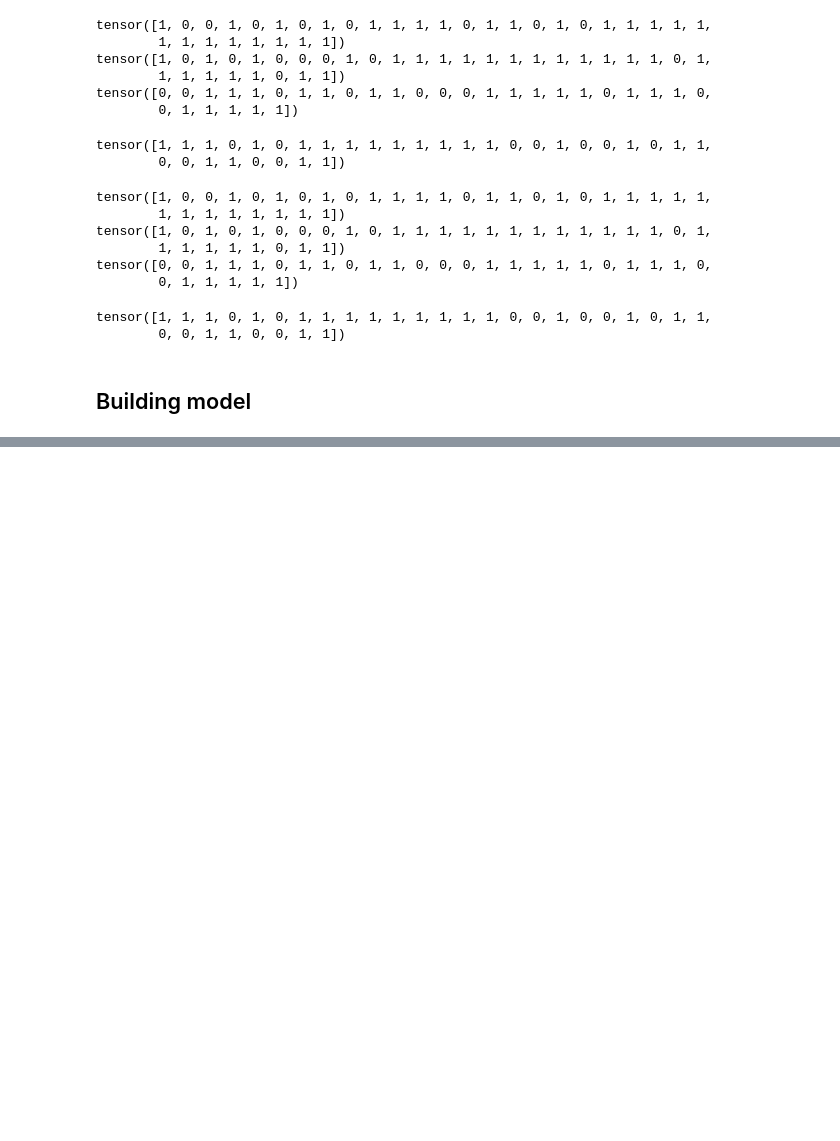
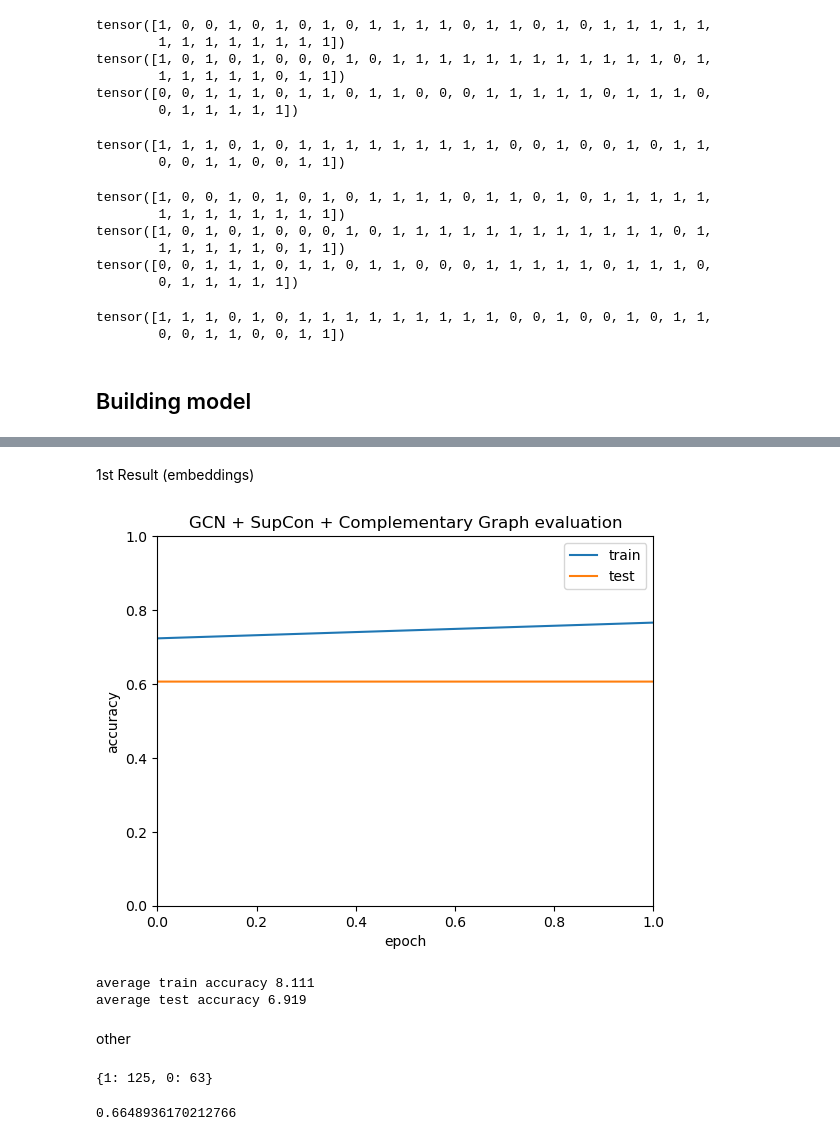
Before and after one commit to erlanggagatum/graph-contrastive-learning, a Jupyter notebook: experiments/complementarysupcon_data_preparation.ipynb, the cells around one changed output, grey strips where cells are left out. Cells and saved outputs as stored; diff of their text form; code cells hidden in the pictures; blank space fills up the shorter version.

```diff
--- a/experiments/complementarysupcon_data_preparation.ipynb
+++ b/experiments/complementarysupcon_data_preparation.ipynb
@@ -168,7 +168,11 @@ class ComplementarySupCon(torch.nn.Module):
         self.conv2_c = GCNConv(hidden_channels, hidden_channels)
         self.conv3_c = GCNConv(hidden_channels, hidden_channels)
 
-    def forward(self, x_o, x_c, edge_index_o, edge_index_c, batch_o):
+        # classification layer
+        self.lin1 = Linear(hidden_channels, hidden_channels)
+        self.lin2 = Linear(hidden_channels, dataset.num_classes)
+
+    def forward(self, x_o, x_c, edge_index_o, edge_index_c, batch_o, classification = False):
         x_o = self.conv1_o(x_o, edge_index_o)
         x_o = x_o.relu()
         x_o = self.conv2_o(x_o, edge_index_o)
@@ -186,6 +190,14 @@ class ComplementarySupCon(torch.nn.Module):
 
         h = global_add_pool(h, batch_o)
 
+        if (classification):
+            y = F.dropout(h, p=0.5, training=self.training)
+            y = self.lin2(y)
+            # y.relu()
+            # y = self.lin2(y)
+
+            return h, y
+
         return h, x_o, x_c
 # %%
 model = ComplementarySupCon(dataset, 64)
@@ -355,0 +395,17 @@ fig.show()
+# %%
+losses = []
+train_accs = []
+test_accs = []
+
+for epoch in range(0, 100):
+    h, loss, y = train(model, g_train_loader, gc_train_loader, classification=True)
+    train_acc, z = test(model, g_train_loader, gc_train_loader)
+    test_acc, z = test(model, g_test_loader, gc_test_loader)
+
+    losses.append(round(loss.item(), 4))
+    train_accs.append(round(train_acc, 4))
+    test_accs.append(round(test_acc, 4))
+
+    # print(f"epoch: {epoch+1} training loss: {loss:.4f}")
+    print(f"epoch: {epoch+1} loss: {loss:.4f}; train_acc: {train_acc:.4}; test_acc: {test_acc:.4}")
+    # break
@@ -355,0 +430,2 @@ fig.show()
+# %% [markdown]
+1st Result (embeddings)
@@ -355,0 +434,23 @@ fig.show()
+# %%
+fig, ax = plt.subplots()
+ax.plot(train_accs, label='train')
+ax.plot(test_accs, label='test')
+ax.set_xlabel('epoch')
+ax.set_ylabel('accuracy')
+ax.legend()
+
+plt.xlim([0, 1.0])
+plt.ylim([0, 1.0])
+
+plt.title('GCN + SupCon + Complementary Graph evaluation')
+plt.show()
+# %% [output]
+[figure, added]
+# %%
+print("average train accuracy", round(sum(train_accs)/len(train_accs), 4) * 10)
+print("average test accuracy", round(sum(test_accs)/len(test_accs), 4) * 10)
+# %% [output]
+average train accuracy 8.111
+average test accuracy 6.919
+# %% [markdown]
+other
@@ -355,0 +464,8 @@ fig.show()
+# %%
+classes
+# %% [output]
+{1: 125, 0: 63}
+# %%
+classes[1]/(classes[1]+classes[0])
+# %% [output]
+0.6648936170212766
```
Also changed, not shown: parts of 14 cells of this notebook, 2 other files.
